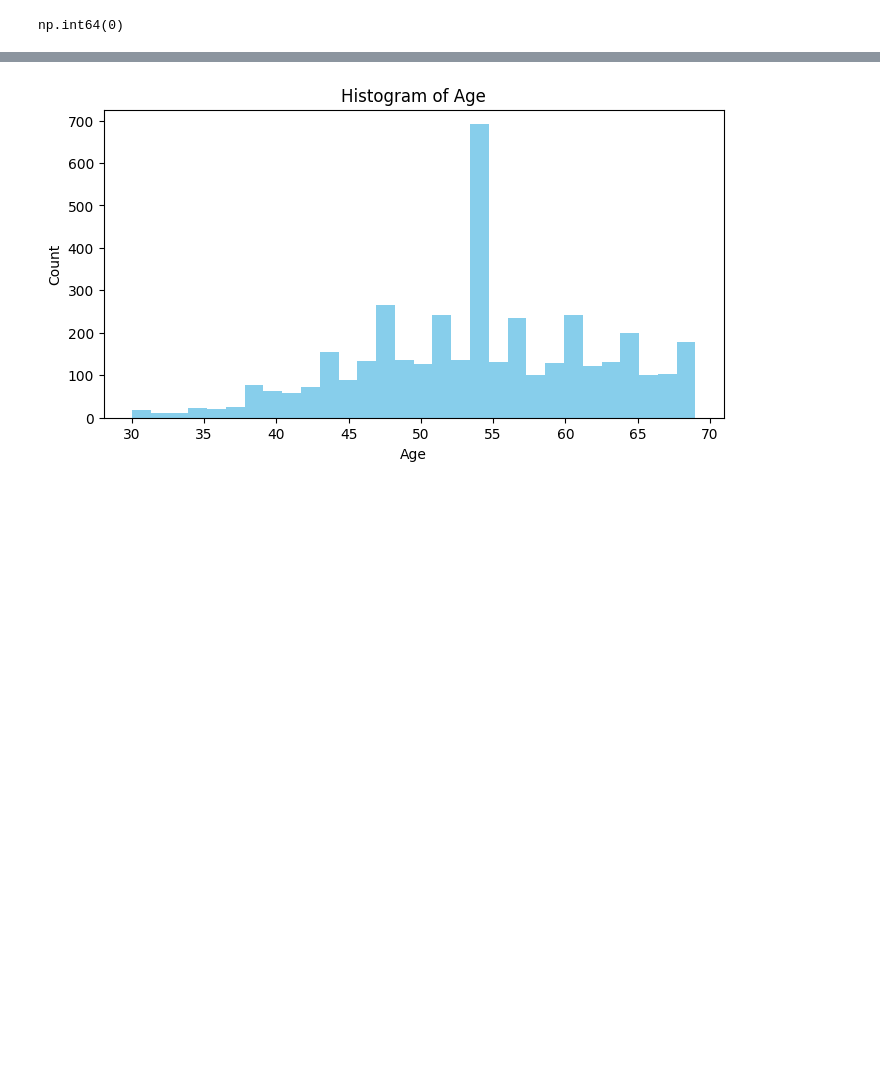
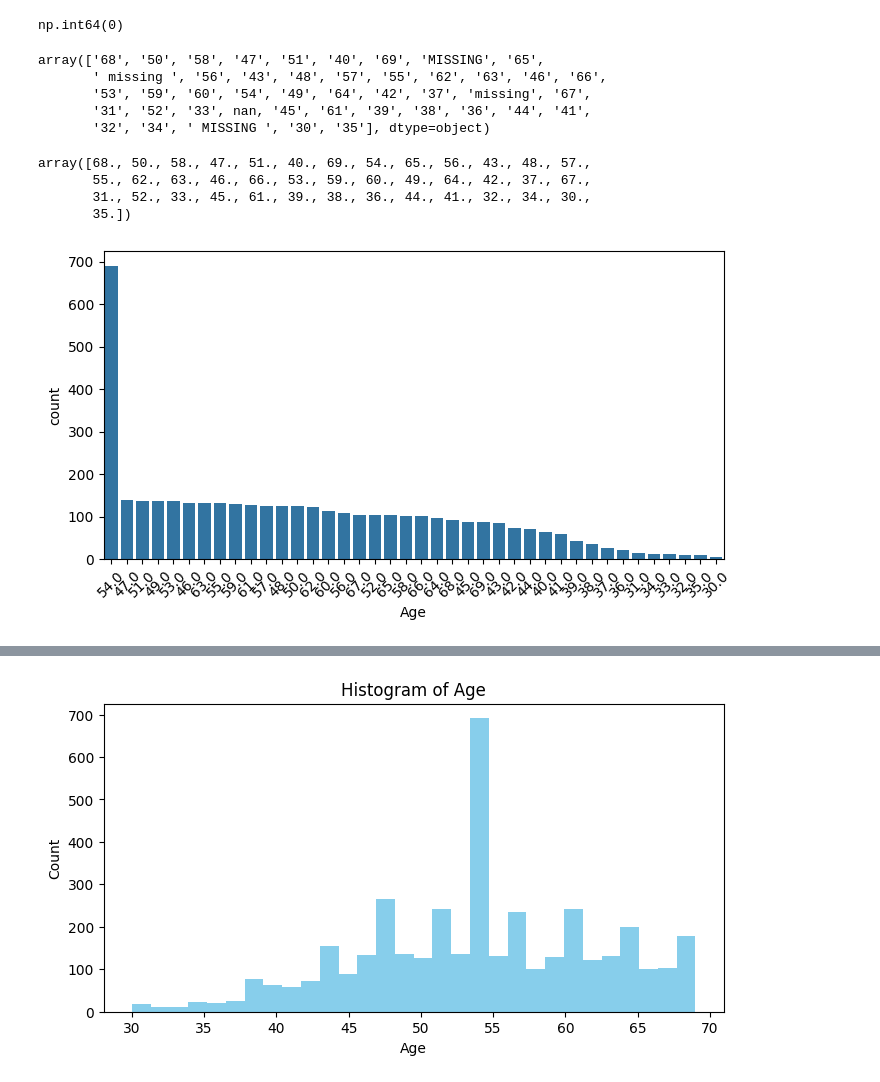
Before and after one commit to 3bdalrhmanS3d/Breast_Cancer, a Jupyter notebook: code.ipynb, the cells around one changed output, grey strips where cells are left out. Saved outputs shown, nothing was run; the diff lists cells and outputs as text; code cells hidden in the pictures; blank space fills up the shorter version.

```diff
--- a/code.ipynb
+++ b/code.ipynb
@@ -1572,3 +1610,32 @@ df['Age'].isnull().sum()
 ndf['Age'].isnull().sum()
 # %% [output]
 np.int64(0)
+# %%
+df2['Age'].unique()
+# %% [output]
+array(['68', '50', '58', '47', '51', '40', '69', 'MISSING', '65',
+       ' missing ', '56', '43', '48', '57', '55', '62', '63', '46', '66',
+       '53', '59', '60', '54', '49', '64', '42', '37', 'missing', '67',
+       '31', '52', '33', nan, '45', '61', '39', '38', '36', '44', '41',
+       '32', '34', ' MISSING ', '30', '35'], dtype=object)
+# %%
+# Count Plot for Categorical Columns
+plt.figure(figsize=(8, 4))
+sns.countplot(x=df['Age'], order=df['Age'].value_counts().index)
+plt.xticks(rotation=45)
+(plt)
+
+# Frequency Table
+freq_table = df['Age'].value_counts().reset_index()
+freq_table.columns = ['Age', "Count"]
+(freq_table)
+
+# Unique Values
+unique_values = df['Age'].unique()
+(unique_values)
+# %% [output]
+array([68., 50., 58., 47., 51., 40., 69., 54., 65., 56., 43., 48., 57.,
+       55., 62., 63., 46., 66., 53., 59., 60., 49., 64., 42., 37., 67.,
+       31., 52., 33., 45., 61., 39., 38., 36., 44., 41., 32., 34., 30.,
+       35.])
+[figure, added]
```
Also changed, not shown: parts of 6 cells of this notebook, 1 other file.
